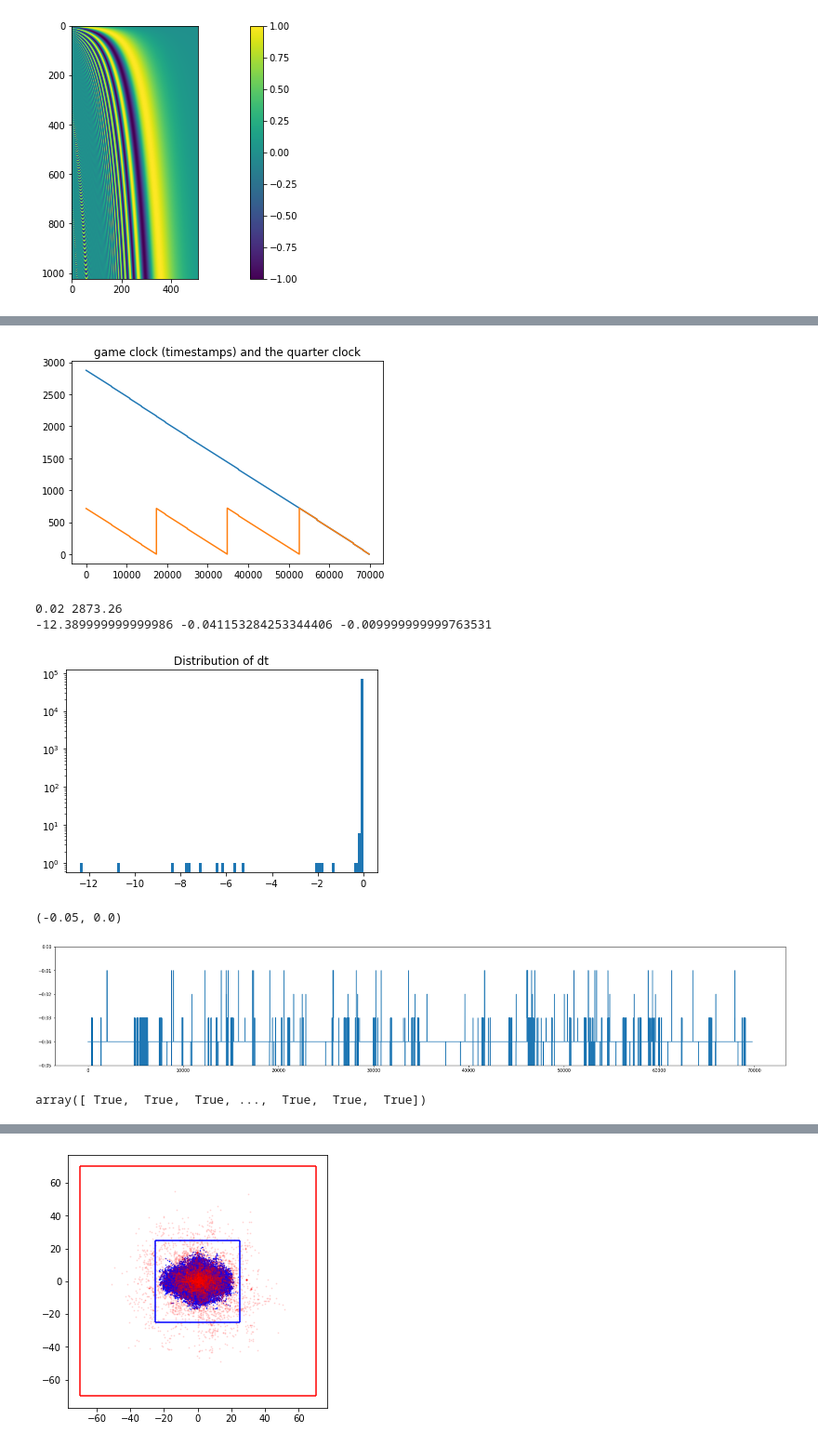
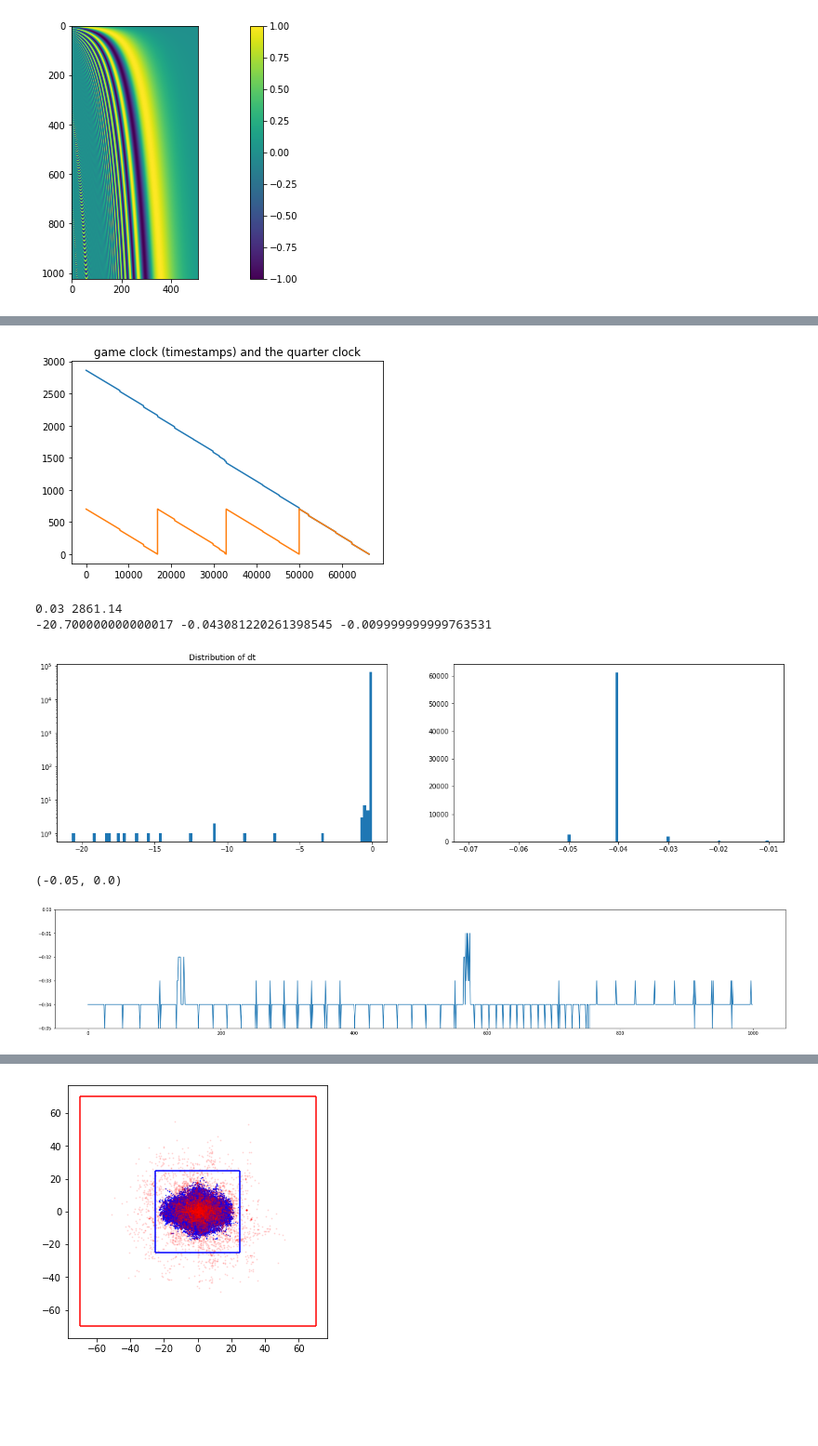
Before and after one commit to akarshkumar0101/basketball-rl, a Jupyter notebook: NBA-Player-Movements-master/testing.ipynb, the cells around one changed output, grey strips where cells are left out. Shown: that part at 93% size. Saved outputs shown, nothing was run; the diff lists cells and outputs as text; code cells hidden in the pictures; blank space fills up the shorter version.

```diff
--- a/NBA-Player-Movements-master/testing.ipynb
+++ b/NBA-Player-Movements-master/testing.ipynb
@@ -76,5 +43,5 @@ plt.show()
 # %%
-path = 'data/game.json'
+path = 'data/game2.json'
 game = Game(path)
 game.read_json(tqdm=tqdm)
 # %% [output]
@@ -151,0 +49,6 @@ def preprocess(data_game):
+# %%
+game.team2onehot = {0: 0, game.home_team.id: 1, game.guest_team.id: 2}
+print(len(team2onehot), team2onehot)
+game.pid2onehot = {0: 0}
+game.pid2onehot.update({a: idx+1 for idx, a in enumerate(game.player_ids_dict.keys())})
+print(len(pid2onehot), pid2onehot)
@@ -152,6 +58,7 @@ def preprocess(data_game):
 # %%
-dg_raw = load_data_game(game)
-dg = preprocess(dg_raw)
+import preprocess
+dg_raw = preprocess.load_data_game(game, tqdm=tqdm)
+dg = preprocess.preprocess(dg_raw)
 # list(zip([e.shape for e in dg_raw], [e[:, 2].sum() for e in dg_raw]))
 # %%
 np.isnan(dg).any(axis=0)
@@ -165,32 +72,33 @@ array([False, False,  True, False, False, False, False, False, False,
 # %%
 plt.plot(dg[:, 0])
 plt.plot(dg[:, 1])
 plt.title('game clock (timestamps) and the quarter clock')
 plt.show()
 
 t = dg[:, 0]
 print(t.min(), t.max())
 dt = np.diff(t)
 assert (dt<0).all(), 'timestamps not all decreasing'
 print(dt.min(), dt.mean(), dt.max())
 
+plt.figure(figsize=(20, 5))
+plt.subplot(121)
 plt.hist(dt, bins=100);
 plt.title('Distribution of dt')
 plt.yscale('log')
+plt.subplot(122)
+plt.hist(dt[dt>-.1], bins=100);
+# plt.yscale('log')
 plt.show()
 # %% [output]
-[figure, old version]
+[figure, new version]
-0.02 2873.26
--12.389999999999986 -0.041153284253344406 -0.009999999999763531
+0.03 2861.14
+-20.700000000000017 -0.043081220261398545 -0.009999999999763531
-[figure, old version]
+[figure, new version]
 # %%
 plt.figure(figsize=(30, 5))
-plt.plot(dt)
+plt.plot(dt[20000:21000])
 plt.ylim(-.05, 0)
 # %% [output]
 (-0.05, 0.0)
-[figure, old version]
+[figure, new version]
-# %%
-np.abs(dt--0.04)<1e-5
-# %% [output]
-array([ True,  True,  True, ...,  True,  True,  True])
```
Also changed, not shown: parts of 18 cells of this notebook, 5 other files.
